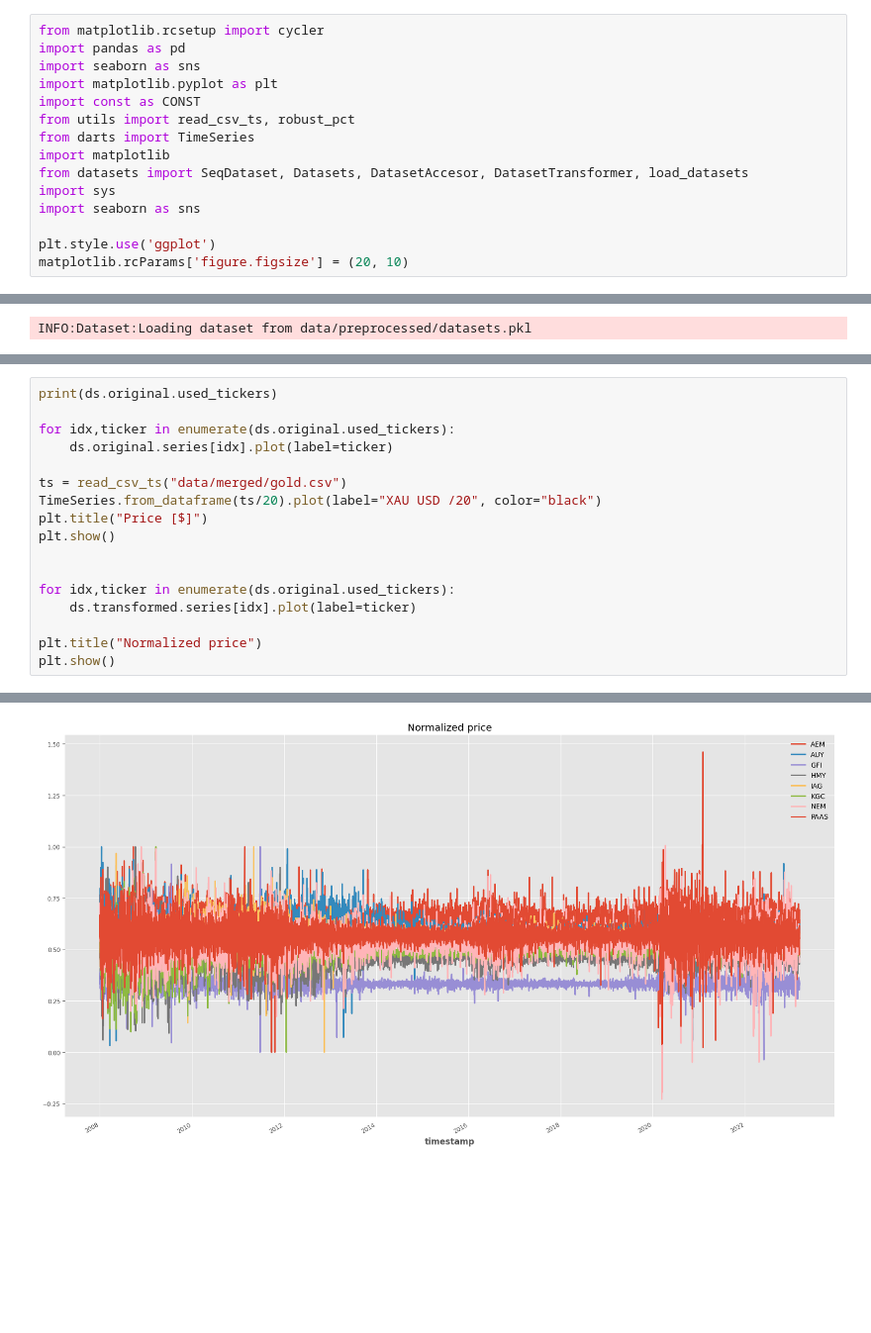
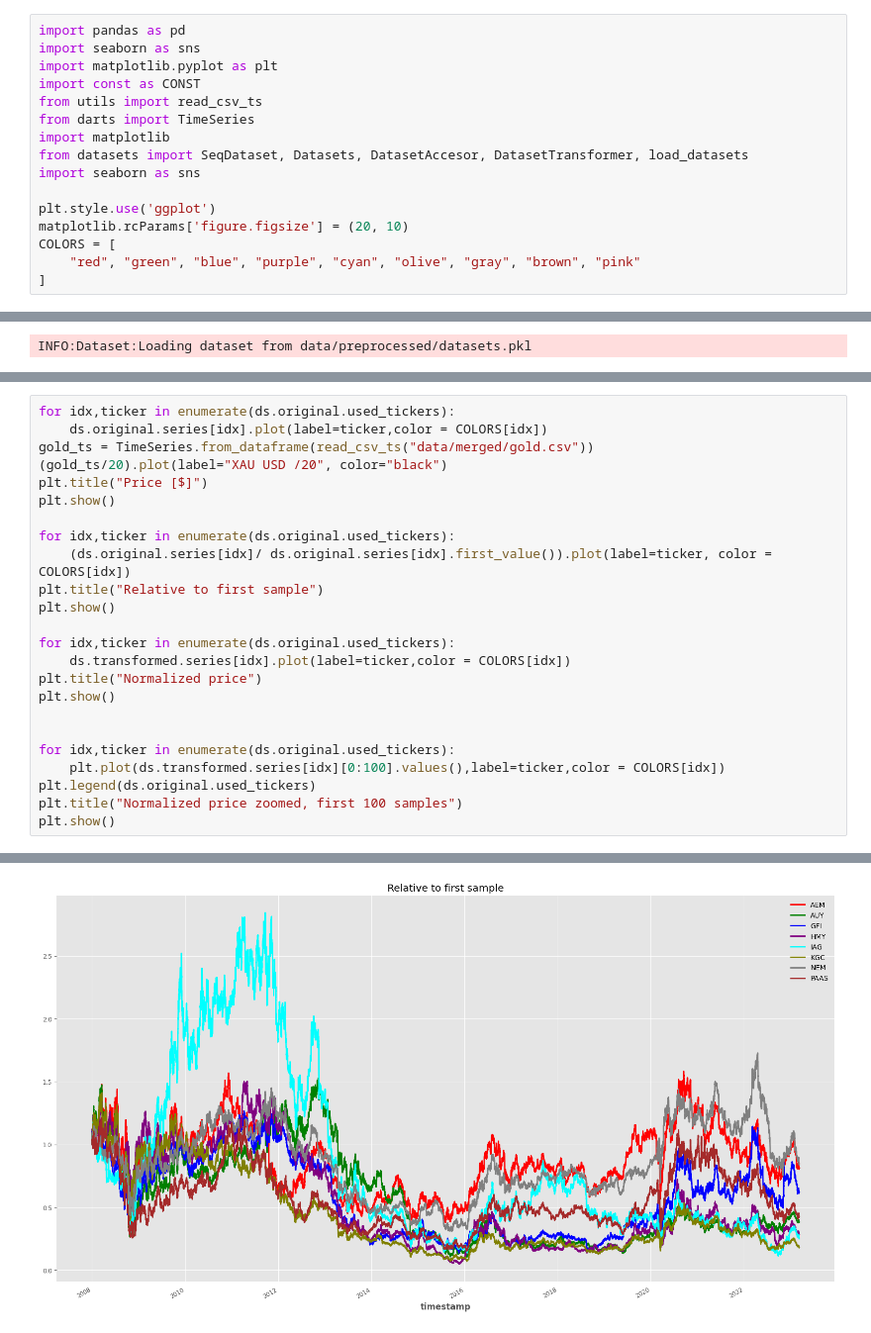
Before and after one commit to mikasso/nasdaq_forecasting, a Jupyter notebook: visualization.ipynb, the cells around one changed output, grey strips where cells are left out. Shown at 99% size. Saved outputs shown, nothing was run; the diff lists cells and outputs as text; blank space fills up the shorter version.

```diff
--- a/visualization.ipynb
+++ b/visualization.ipynb
@@ -1,18 +1,19 @@
 # %%
-from matplotlib.rcsetup import cycler
 import pandas as pd
 import seaborn as sns
 import matplotlib.pyplot as plt
 import const as CONST
-from utils import read_csv_ts, robust_pct
+from utils import read_csv_ts
 from darts import TimeSeries
 import matplotlib
 from datasets import SeqDataset, Datasets, DatasetAccesor, DatasetTransformer, load_datasets
-import sys
 import seaborn as sns
 
 plt.style.use('ggplot')
 matplotlib.rcParams['figure.figsize'] = (20, 10)
+COLORS = [
+    "red", "green", "blue", "purple", "cyan", "olive", "gray", "brown", "pink"
+]
 # %%
 ds = load_datasets()
 # %% [output]
@@ -29,20 +31,27 @@ Data ends: 2023-03-09 16:00:00, len = 30584
 Validation data starts: 2020-02-26 12:00:00, len = 3058
 Test data starts: 2021-08-31 14:00:00, len = 3059
 # %%
-print(ds.original.used_tickers)
+for idx,ticker in enumerate(ds.original.used_tickers):
+    ds.original.series[idx].plot(label=ticker,color = COLORS[idx])
+gold_ts = TimeSeries.from_dataframe(read_csv_ts("data/merged/gold.csv"))
+(gold_ts/20).plot(label="XAU USD /20", color="black")
+plt.title("Price [$]")
+plt.show()
 
 for idx,ticker in enumerate(ds.original.used_tickers):
-    ds.original.series[idx].plot(label=ticker)
+    (ds.original.series[idx]/ ds.original.series[idx].first_value()).plot(label=ticker, color = COLORS[idx])
+plt.title("Relative to first sample")
+plt.show()
 
-ts = read_csv_ts("data/merged/gold.csv")
-TimeSeries.from_dataframe(ts/20).plot(label="XAU USD /20", color="black")
-plt.title("Price [$]")
+for idx,ticker in enumerate(ds.original.used_tickers):
+    ds.transformed.series[idx].plot(label=ticker,color = COLORS[idx])
+plt.title("Normalized price")
 plt.show()
 
 
 for idx,ticker in enumerate(ds.original.used_tickers):
-    ds.transformed.series[idx].plot(label=ticker)
-
-plt.title("Normalized price")
+    plt.plot(ds.transformed.series[idx][0:100].values(),label=ticker,color = COLORS[idx])
+plt.legend(ds.original.used_tickers)
+plt.title("Normalized price zoomed, first 100 samples")
 plt.show()
 # %% [output]
@@ -51 +59 @@ plt.show()
-[figure, old version]
+[figure, new version]
```
Also changed, not shown: parts of 12 cells of this notebook, 8 other files.
